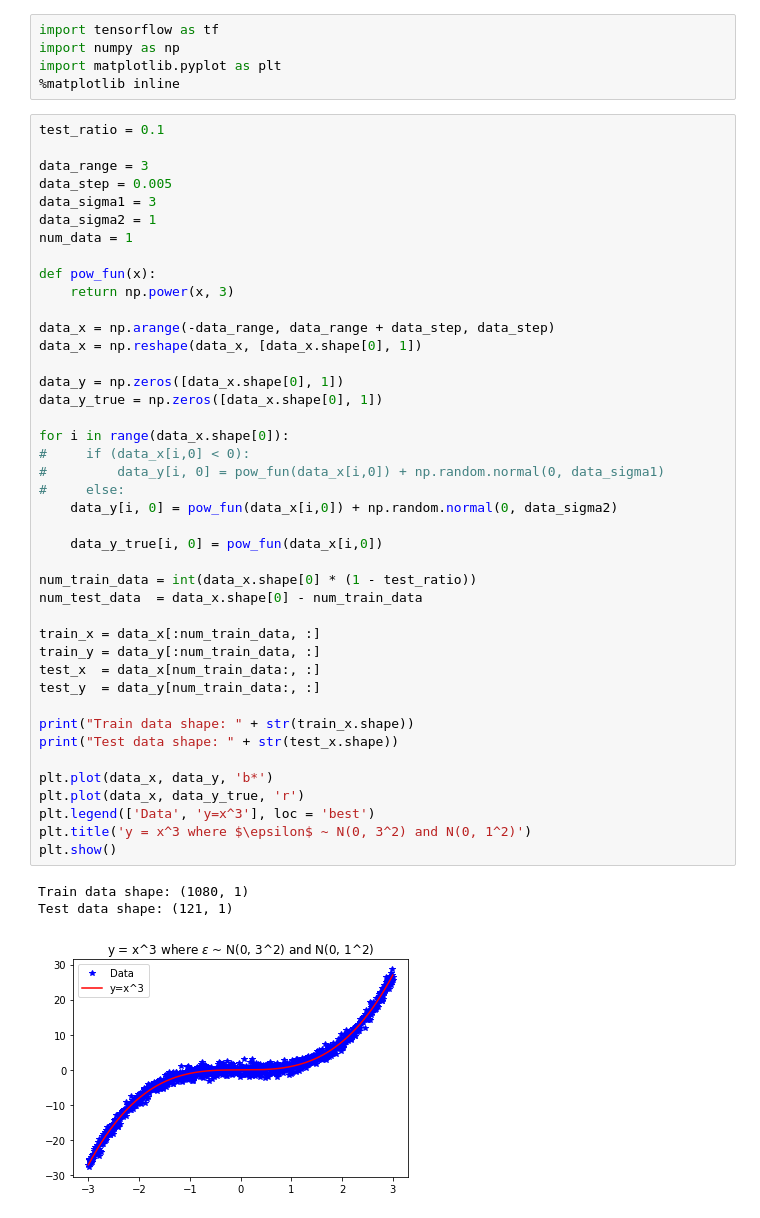
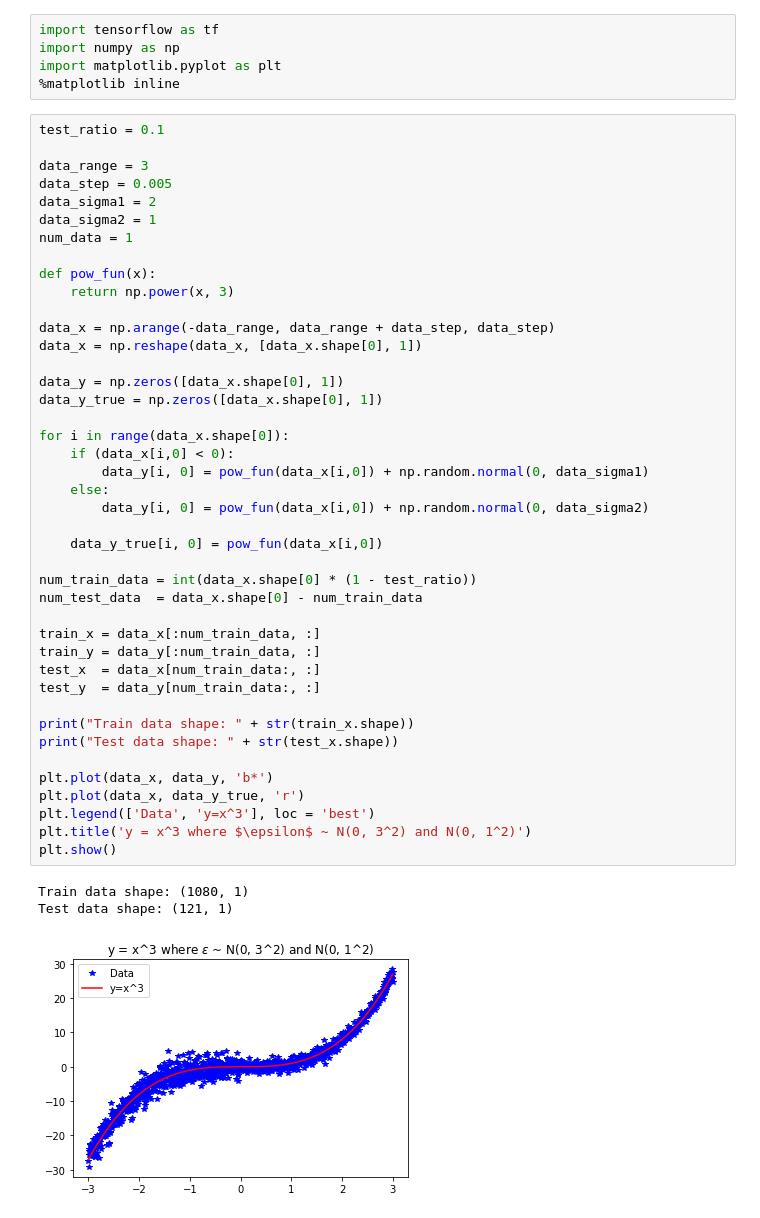
Before and after one commit to arrigonialberto86/deep-ensembles, a Jupyter notebook: notebook/Playground.ipynb, the cells around one changed output. Cells and saved outputs as stored; diff of their text form.

```diff
--- a/notebook/Playground.ipynb
+++ b/notebook/Playground.ipynb
@@ -8,7 +8,7 @@ test_ratio = 0.1
 
 data_range = 3
 data_step = 0.005
-data_sigma1 = 3
+data_sigma1 = 2
 data_sigma2 = 1
 num_data = 1
 
@@ -17,38 +17,38 @@ def pow_fun(x):
 
 data_x = np.arange(-data_range, data_range + data_step, data_step)
 data_x = np.reshape(data_x, [data_x.shape[0], 1])
 
 data_y = np.zeros([data_x.shape[0], 1])
 data_y_true = np.zeros([data_x.shape[0], 1])
 
 for i in range(data_x.shape[0]):
-#     if (data_x[i,0] < 0):
-#         data_y[i, 0] = pow_fun(data_x[i,0]) + np.random.normal(0, data_sigma1)
-#     else:
-    data_y[i, 0] = pow_fun(data_x[i,0]) + np.random.normal(0, data_sigma2)
+    if (data_x[i,0] < 0):
+        data_y[i, 0] = pow_fun(data_x[i,0]) + np.random.normal(0, data_sigma1)
+    else:
+        data_y[i, 0] = pow_fun(data_x[i,0]) + np.random.normal(0, data_sigma2)
 
     data_y_true[i, 0] = pow_fun(data_x[i,0])
 
 num_train_data = int(data_x.shape[0] * (1 - test_ratio))
 num_test_data  = data_x.shape[0] - num_train_data
 
 train_x = data_x[:num_train_data, :]
 train_y = data_y[:num_train_data, :]
 test_x  = data_x[num_train_data:, :]
 test_y  = data_y[num_train_data:, :]
 
 print("Train data shape: " + str(train_x.shape))
 print("Test data shape: " + str(test_x.shape))
 
 plt.plot(data_x, data_y, 'b*')
 plt.plot(data_x, data_y_true, 'r')
 plt.legend(['Data', 'y=x^3'], loc = 'best')
 plt.title('y = x^3 where $\epsilon$ ~ N(0, 3^2) and N(0, 1^2)')
 plt.show()
 # %% [output]
 Train data shape: (1080, 1)
 Test data shape: (121, 1)
-[figure, old version]
+[figure, new version]
 # %%
 import tensorflow as tf
 from keras import backend as K
```
Also changed, not shown: parts of 9 cells of this notebook.
